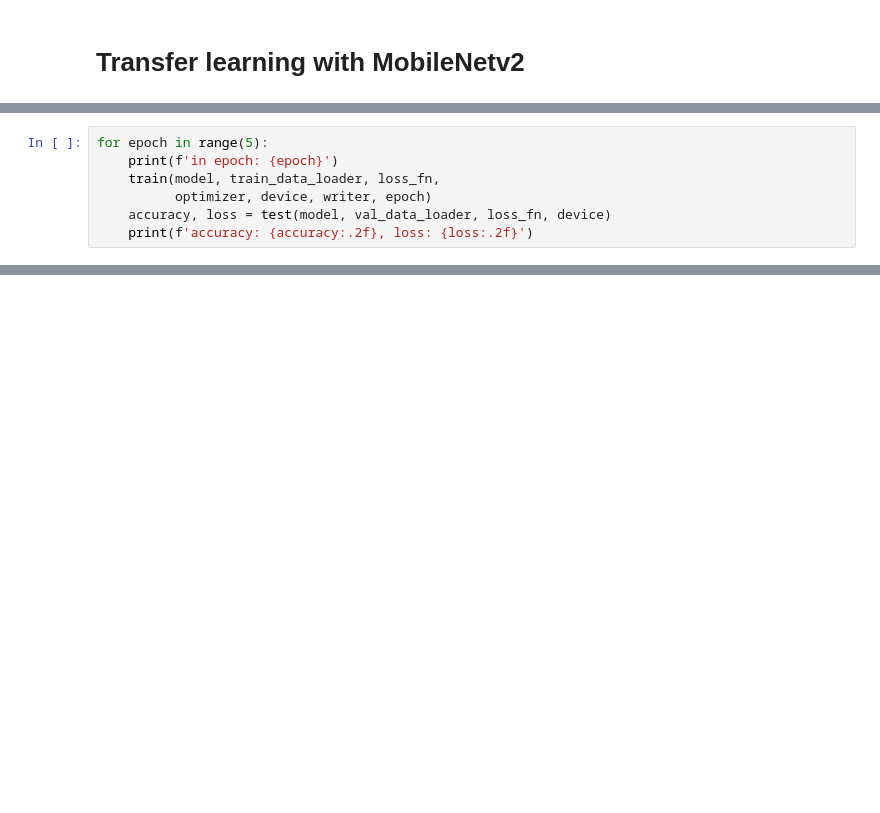
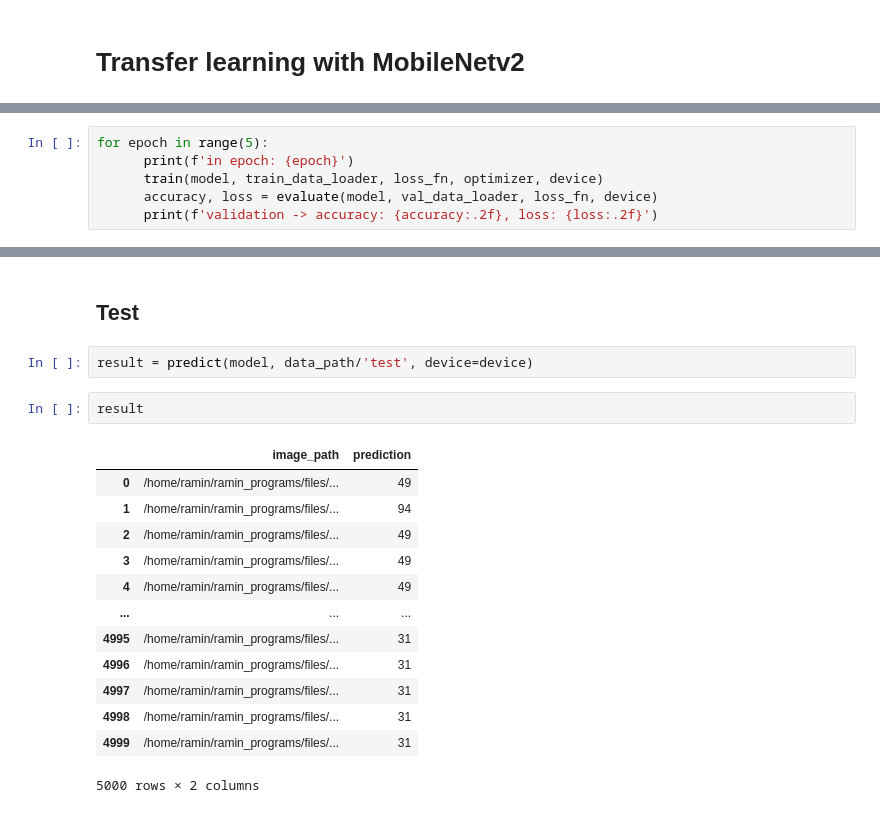
Before and after one commit to LiterallyTheOne/learning_pytorch, a Jupyter notebook: reading_and_training_fruits_100.ipynb, the cells around one changed output, grey strips where cells are left out. Saved outputs shown, nothing was run; the diff lists cells and outputs as text; blank space fills up the shorter version.

```diff
--- a/reading_and_training_fruits_100.ipynb
+++ b/reading_and_training_fruits_100.ipynb
@@ -172,9 +249,8 @@ optimizer = torch.optim.Adam(model.parameters())
 # %%
 for epoch in range(5):
-    print(f'in epoch: {epoch}')
-    train(model, train_data_loader, loss_fn,
-          optimizer, device, writer, epoch)
-    accuracy, loss = test(model, val_data_loader, loss_fn, device)
-    print(f'accuracy: {accuracy:.2f}, loss: {loss:.2f}')
+      print(f'in epoch: {epoch}')
+      train(model, train_data_loader, loss_fn, optimizer, device)
+      accuracy, loss = evaluate(model, val_data_loader, loss_fn, device)
+      print(f'validation -> accuracy: {accuracy:.2f}, loss: {loss:.2f}')
 # %% [output]
 in epoch: 0
@@ -201,0 +271,20 @@ accuracy: 0.0052, loss: 12.861438988120693
+# %% [markdown]
+## Test
+# %%
+result = predict(model, data_path/'test', device=device)
+# %%
+result
+# %% [output]
+|  | image_path | prediction |
+| 0 | /home/ramin/ramin_programs/files/... | 49 |
+| 1 | /home/ramin/ramin_programs/files/... | 94 |
+| 2 | /home/ramin/ramin_programs/files/... | 49 |
+| 3 | /home/ramin/ramin_programs/files/... | 49 |
+| 4 | /home/ramin/ramin_programs/files/... | 49 |
+| ... | ... | ... |
+| 4995 | /home/ramin/ramin_programs/files/... | 31 |
+| 4996 | /home/ramin/ramin_programs/files/... | 31 |
+| 4997 | /home/ramin/ramin_programs/files/... | 31 |
+| 4998 | /home/ramin/ramin_programs/files/... | 31 |
+| 4999 | /home/ramin/ramin_programs/files/... | 31 |
+5000 rows × 2 columns
```
Also changed, not shown: parts of 42 cells of this notebook.
